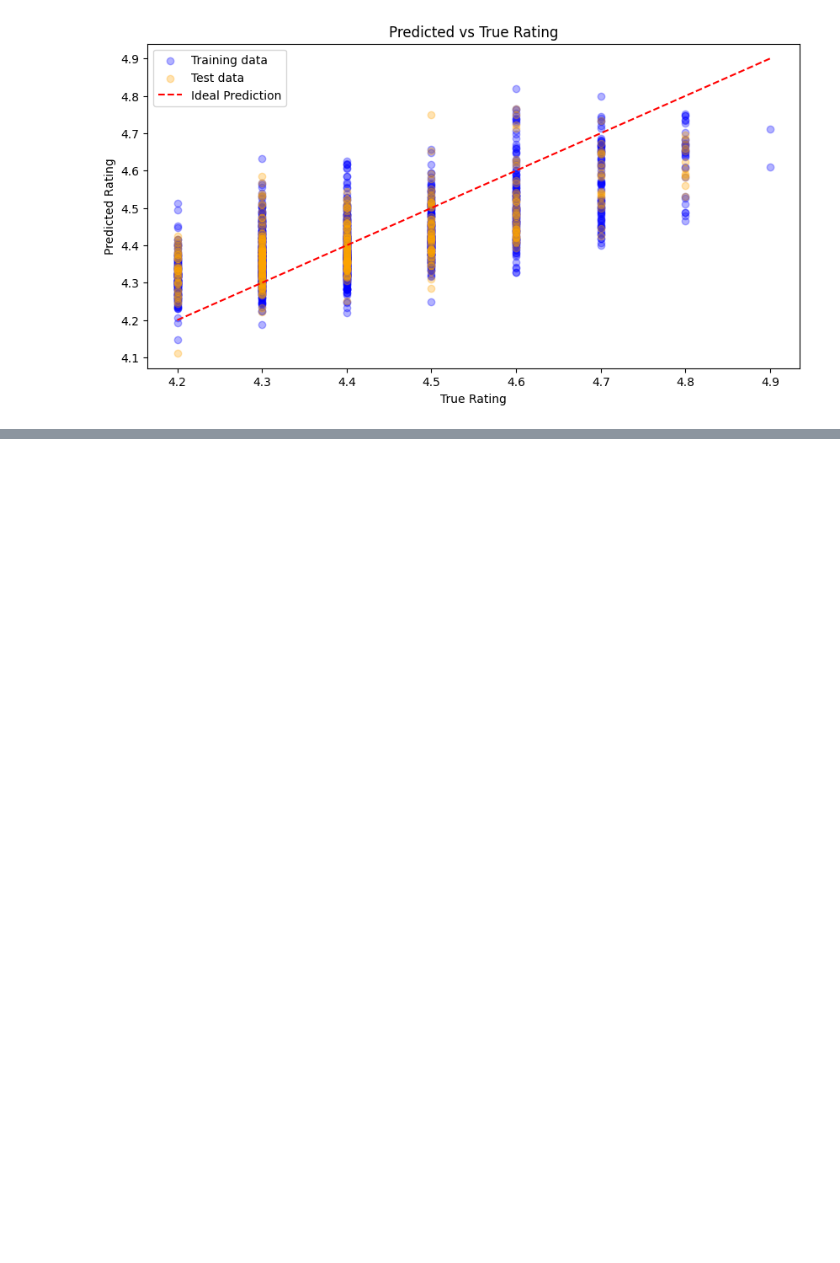
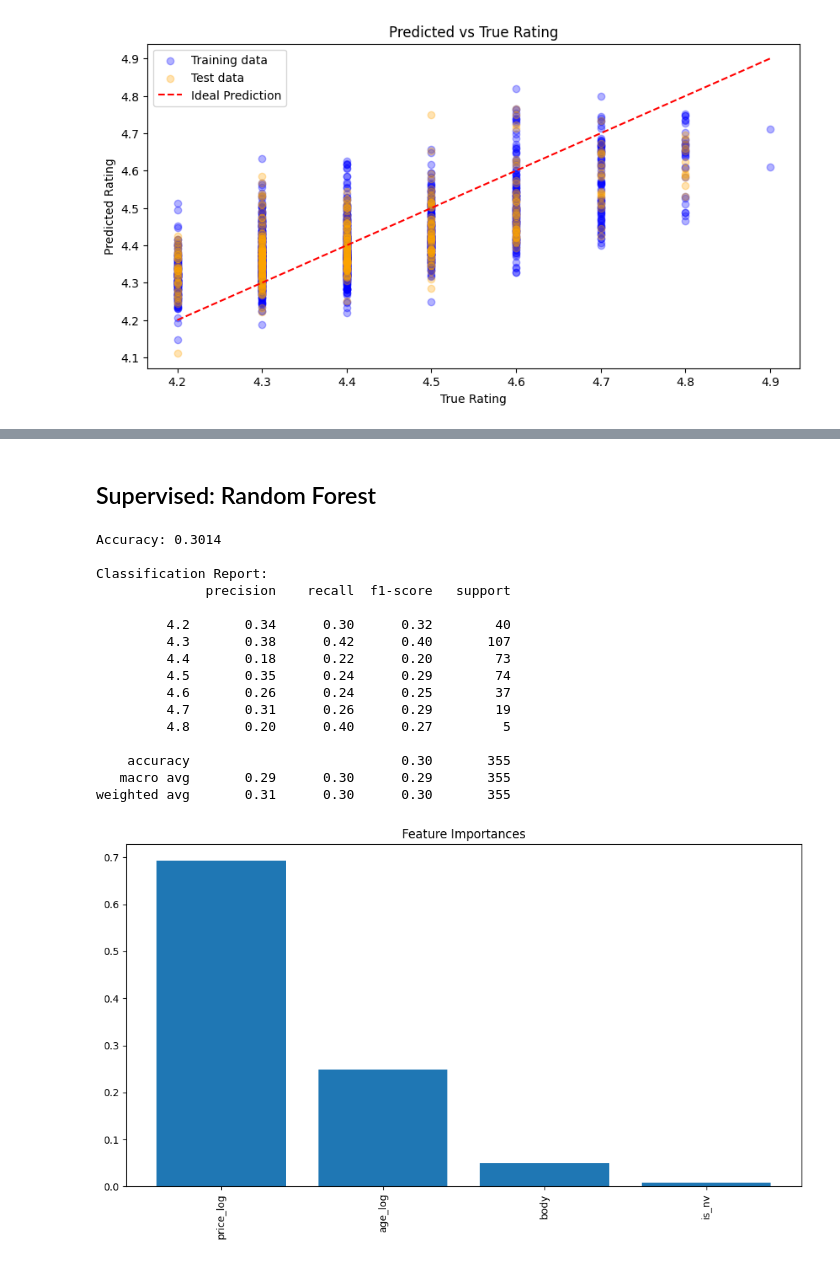
Before and after one commit to SailorJens/ML_Uni_Notebooks, a Jupyter notebook: week5_wine_testing.ipynb, the cells around one changed output, grey strips where cells are left out. Cells and saved outputs as stored; diff of their text form; code cells hidden in the pictures; blank space fills up the shorter version.

```diff
--- a/week5_wine_testing.ipynb
+++ b/week5_wine_testing.ipynb
@@ -410,0 +551,72 @@ R^2 Score: 0.4999371815596002
+# %% [markdown]
+## Supervised: Random Forest ##
+# %%
+from sklearn.ensemble import RandomForestClassifier
+from sklearn.model_selection import train_test_split
+from sklearn.preprocessing import StandardScaler
+from sklearn.metrics import accuracy_score, classification_report
+
+# Assuming:
+# - df_features_quality is your DataFrame with features
+# - y is your array/Series with labels
+
+# 1. Extract features and labels
+features_quality_columns = ['price_log', 'age_log', 'is_nv', 'body'] #+ type_columns #+ winery_columns + wine_columns + region_columns
+df_features_quality = df[features_quality_columns]
+X = df_features_quality.values  # Convert DataFrame to numpy array
+# y is your label vector
+y_str = df_target_quality.astype(str)
+
+# 2. Scale features (recommended for many models)
+scaler = StandardScaler()
+X_scaled = scaler.fit_transform(X)
+
+# 3. Split data into train and test sets
+X_train, X_test, y_train, y_test = train_test_split(
+    X_scaled, y_str, test_size=0.2, random_state=42
+)
+
+# 4. Initialize and train Random Forest
+rf = RandomForestClassifier(n_estimators=100, random_state=42)
+rf.fit(X_train, y_train)
+
+# 5. Predict on test data
+y_pred = rf.predict(X_test)
+
+# 6. Evaluate performance
+print(f"Accuracy: {accuracy_score(y_test, y_pred):.4f}\n")
+print("Classification Report:")
+print(classification_report(y_test, y_pred))
+
+# 7. Optional: Feature importance
+import matplotlib.pyplot as plt
+import numpy as np
+
+importances = rf.feature_importances_
+indices = np.argsort(importances)[::-1]
+feature_names = df_features_quality.columns
+
+plt.figure(figsize=(10,6))
+plt.title("Feature Importances")
+plt.bar(range(len(importances)), importances[indices], align='center')
+plt.xticks(range(len(importances)), feature_names[indices], rotation=90)
+plt.tight_layout()
+plt.show()
+# %% [output]
+Accuracy: 0.3014
+
+Classification Report:
+              precision    recall  f1-score   support
+
+         4.2       0.34      0.30      0.32        40
+         4.3       0.38      0.42      0.40       107
+         4.4       0.18      0.22      0.20        73
+         4.5       0.35      0.24      0.29        74
+         4.6       0.26      0.24      0.25        37
+         4.7       0.31      0.26      0.29        19
+         4.8       0.20      0.40      0.27         5
+
+    accuracy                           0.30       355
+   macro avg       0.29      0.30      0.29       355
+weighted avg       0.31      0.30      0.30       355
+[figure, added]
```
Also changed, not shown: parts of 14 cells of this notebook.
